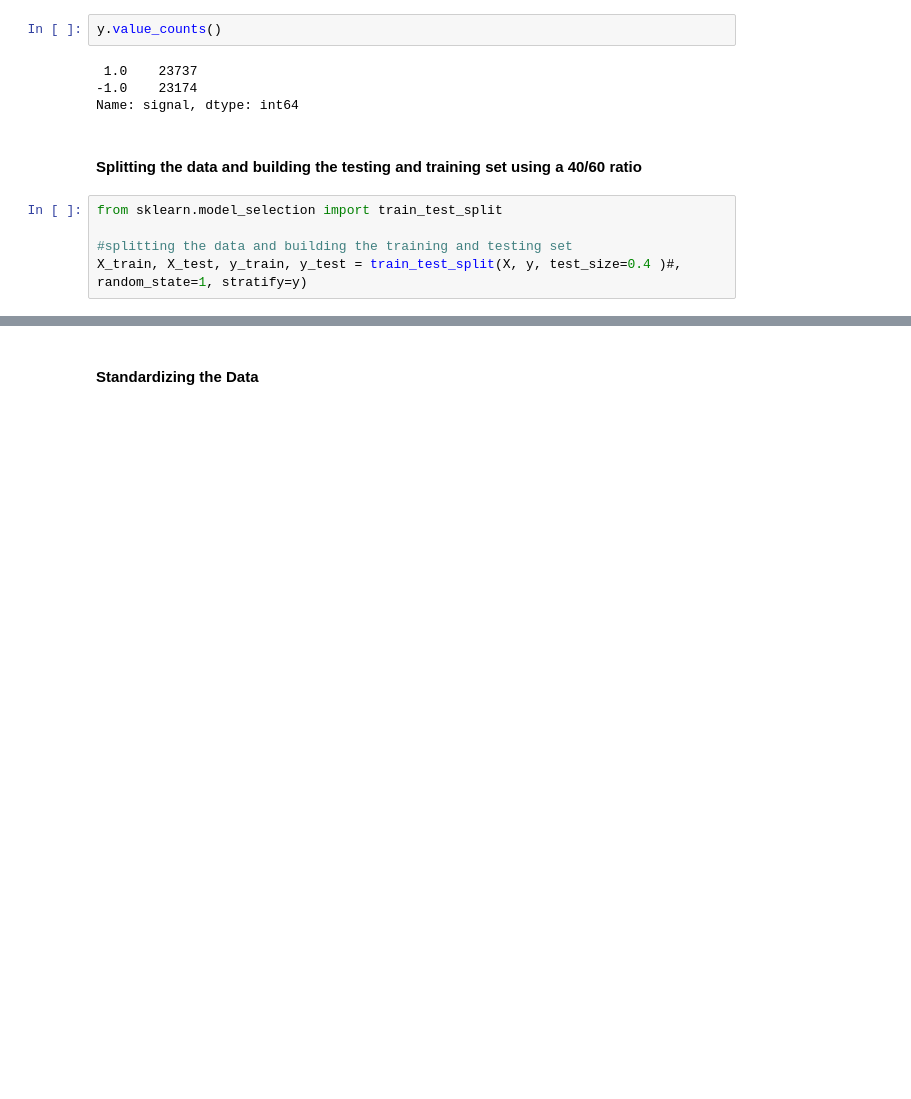
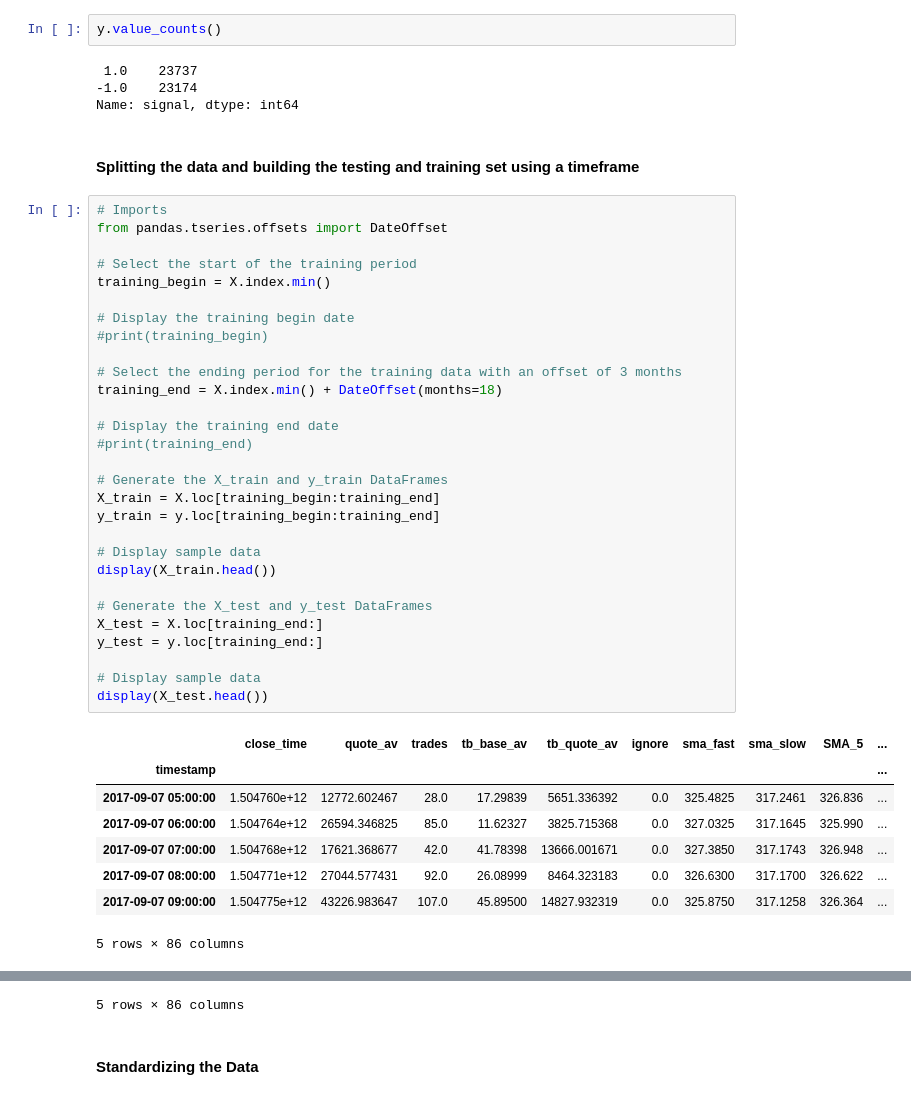
Before and after one commit to adrienCAD/ALGOTRADING_Research, a Jupyter notebook: Coding_Experiments/SimpleTrendFollowing_XGB.ipynb, the cells around one changed output, grey strips where cells are left out. Drawn from its saved outputs; the diff is of its cells as text; blank space fills up the shorter version.

```diff
--- a/Coding_Experiments/SimpleTrendFollowing_XGB.ipynb
+++ b/Coding_Experiments/SimpleTrendFollowing_XGB.ipynb
@@ -543,9 +246,42 @@ y.value_counts()
 -1.0    23174
 Name: signal, dtype: int64
 # %% [markdown]
-#### Splitting the data and building the testing and training set using a 40/60 ratio
+#### Splitting the data and building the testing and training set using a timeframe
-# %%
-from sklearn.model_selection import train_test_split
-
-#splitting the data and building the training and testing set
-X_train, X_test, y_train, y_test = train_test_split(X, y, test_size=0.4 )#, random_state=1, stratify=y)
+# %%
+# Imports
+from pandas.tseries.offsets import DateOffset
+
+# Select the start of the training period
+training_begin = X.index.min()
+
+# Display the training begin date
+#print(training_begin)
+
+# Select the ending period for the training data with an offset of 3 months
+training_end = X.index.min() + DateOffset(months=18)
+
+# Display the training end date
+#print(training_end)
+
+# Generate the X_train and y_train DataFrames
+X_train = X.loc[training_begin:training_end]
+y_train = y.loc[training_begin:training_end]
+
+# Display sample data
+display(X_train.head())
+
+# Generate the X_test and y_test DataFrames
+X_test = X.loc[training_end:]
+y_test = y.loc[training_end:]
+
+# Display sample data
+display(X_test.head())
+# %% [output]
+|  | close_time | quote_av | trades | tb_base_av | tb_quote_av | ignore | sma_fast | sma_slow | SMA_5 | ... |
+| timestamp |  |  |  |  |  |  |  |  |  | ... |
+| 2017-09-07 05:00:00 | 1.504760e+12 | 12772.602467 | 28.0 | 17.29839 | 5651.336392 | 0.0 | 325.4825 | 317.2461 | 326.836 | ... |
+| 2017-09-07 06:00:00 | 1.504764e+12 | 26594.346825 | 85.0 | 11.62327 | 3825.715368 | 0.0 | 327.0325 | 317.1645 | 325.990 | ... |
+| 2017-09-07 07:00:00 | 1.504768e+12 | 17621.368677 | 42.0 | 41.78398 | 13666.001671 | 0.0 | 327.3850 | 317.1743 | 326.948 | ... |
+| 2017-09-07 08:00:00 | 1.504771e+12 | 27044.577431 | 92.0 | 26.08999 | 8464.323183 | 0.0 | 326.6300 | 317.1700 | 326.622 | ... |
+| 2017-09-07 09:00:00 | 1.504775e+12 | 43226.983647 | 107.0 | 45.89500 | 14827.932319 | 0.0 | 325.8750 | 317.1258 | 326.364 | ... |
+5 rows × 86 columns
@@ -552,3 +295,4 @@ X_train, X_test, y_train, y_test = train_test_split(X, y, test_size=0.4 )#, rand
+5 rows × 86 columns
 # %% [markdown]
 #### Standardizing the Data
 # %%
```
Also changed, not shown: parts of 63 cells of this notebook, 2 other files.
